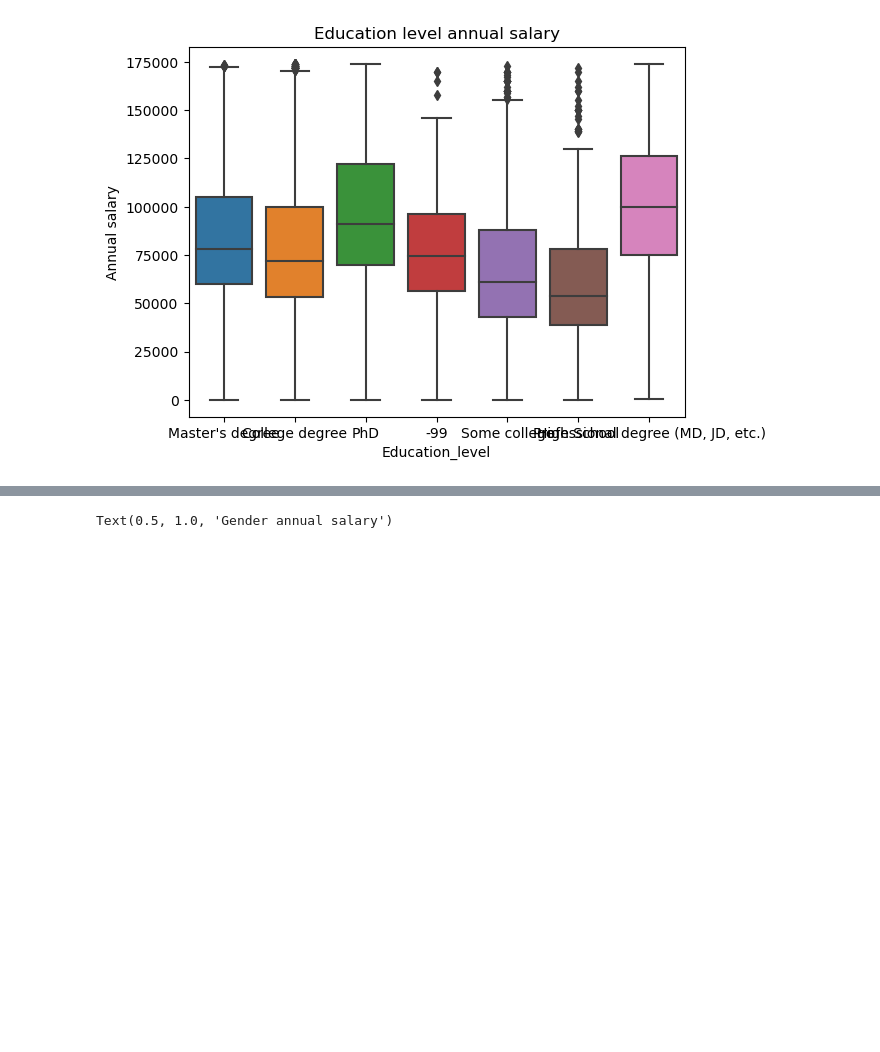
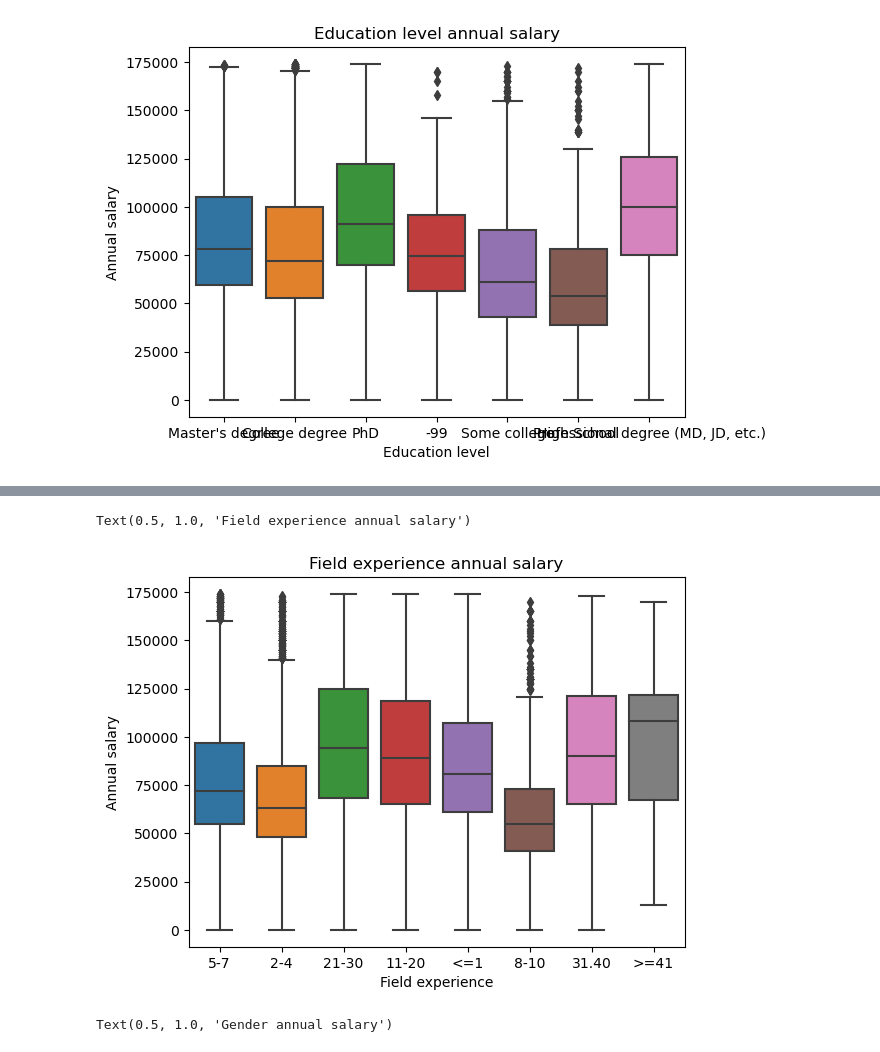
Before and after one commit to armandolezama/data-science-portfolio, a Jupyter notebook: Data_Science_Cycle/Ask_A_Manager_Salary_Survey_2021/Ask_A_Manager_Salary_Survey_2021.ipynb, the cells around one changed output, grey strips where cells are left out. Saved outputs shown, nothing was run; the diff lists cells and outputs as text; code cells hidden in the pictures; blank space fills up the shorter version.

```diff
--- a/Data_Science_Cycle/Ask_A_Manager_Salary_Survey_2021/Ask_A_Manager_Salary_Survey_2021.ipynb
+++ b/Data_Science_Cycle/Ask_A_Manager_Salary_Survey_2021/Ask_A_Manager_Salary_Survey_2021.ipynb
@@ -541,3 +528,22 @@ Text(0.5, 1.0, 'Education level annual salary')
+# %%
+field_experience_annual_salary_boxplot = sns.boxplot(data=usd_salary_group, x = categorical_variables[8], y=continuous_variables[0])
+field_experience_annual_salary_boxplot.set_xticklabels(
+  [
+    '5-7',
+    '2-4',
+    '21-30',
+    '11-20',
+    '<=1',
+    '8-10',
+    '31.40',
+    '>=41',
+  ]
+)
+field_experience_annual_salary_boxplot.set(ylabel='Annual salary', xlabel='Field experience')
+field_experience_annual_salary_boxplot.set_title('Field experience annual salary')
+# %% [output]
+Text(0.5, 1.0, 'Field experience annual salary')
+[figure, added]
 # %%
 gender_annual_salary_violin_plot = sns.violinplot(data=pd.DataFrame(usd_salary_group.to_dict()), x=categorical_variables[10], y=continuous_variables[0])
 gender_annual_salary_violin_plot.set(ylabel='Annual salary', xlabel='Gender')
```
Also changed, not shown: parts of 16 cells of this notebook.
